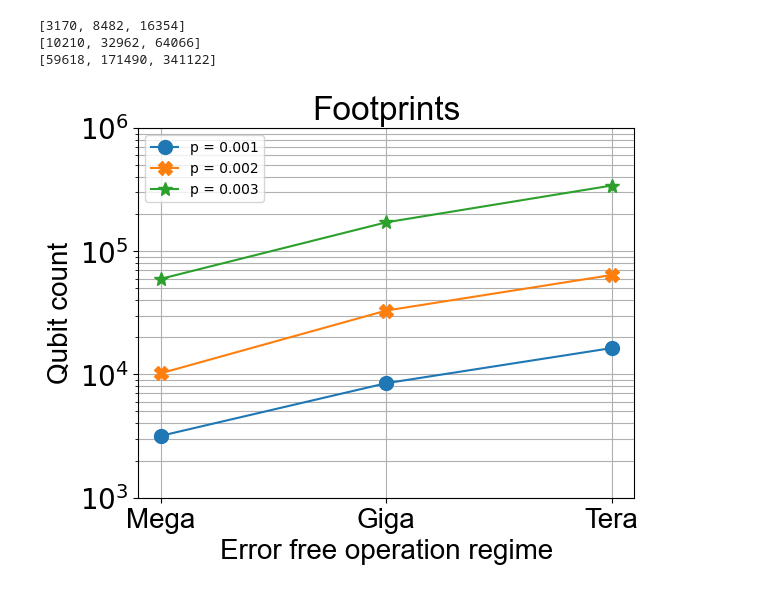
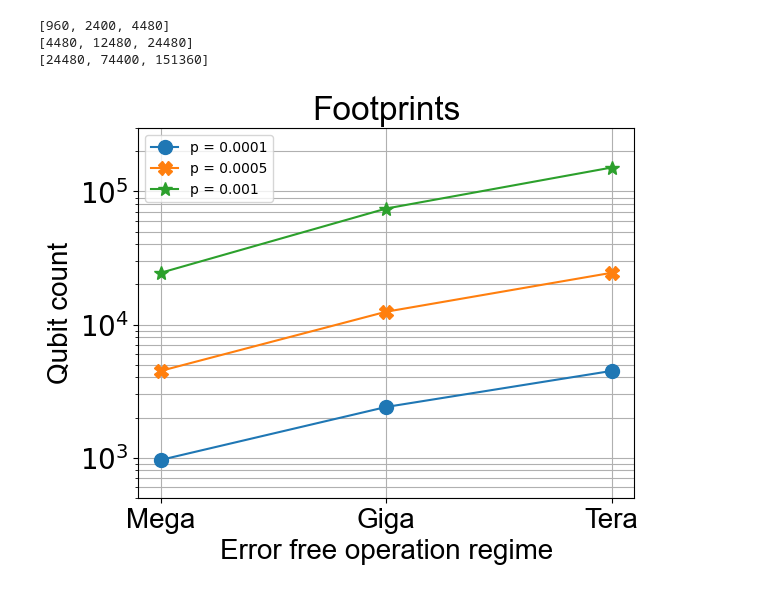
Before and after one commit to pschnabl/spin-qubit-MEC-surface-code, a Jupyter notebook: simulation/XZZX_code/teraquop_footprint.ipynb, the cells around one changed output. Saved outputs shown, nothing was run; the diff lists cells and outputs as text; code cells hidden in the pictures.

```diff
--- a/simulation/XZZX_code/teraquop_footprint.ipynb
+++ b/simulation/XZZX_code/teraquop_footprint.ipynb
@@ -8,7 +8,7 @@ import pandas as pd
 # %%
 # get data for Teraquop simulation
 
-file = "XZZXArchitecture3Swaps_p10_Teraquop/results.csv"
+file = "FootprintSwap08_p_32/results.csv"
 collected_stats = sinter.read_stats_from_csv_files(file)
 # %%
 # the collected data is a list of sinter.TaskStats containing the number of shots and number errors for each set of parameters (error_probability, eta, distance, rounds, ... )
@@ -18,8 +18,8 @@ print(collected_stats[0:1])
 # %%
 # Define the parameters we want to plot the teraquop footprint for:
-P_PHYSICAL = [0.001, 0.002, 0.003]
+P_PHYSICAL = [0.0001, 0.0005, 0.001]
 ETA = [100]
-MEMORY = "H" # "V" or "H"
+MEMORY = "V" # "V" or "H"
 
 # get relevant data
 collected_stats = [stat for stat in collected_stats if stat.json_metadata['memory'] == MEMORY
@@ -101,46 +103,48 @@ plt.rcParams.update({'font.size': 20})
 # %%
 # Determine projected distances from previous plot
 # Formula for the footprint is discussed in the paper
-
-dist = [13, 21, 29]
-qubs = [2*d**2+2*(d**2-1) + 4*4*(d-1)**2 + 4*2*2*(d-1) for d in dist]
+Nx = 2
+Ny = 3
+dist = [7, 11, 15]
+qubs = [2*(2*(Nx-1) + 4*(Ny - 1))*(d**2 - 1) for d in dist]
 print(qubs)
 
 fig1, ax1 = plt.subplots(1, 1)
 x = [0, 1, 2]
 plt.xticks(x, ['Mega','Giga','Tera'],fontname='Arial')
-plt.plot(x,qubs,'o-',label = "p = 0.001", markersize=10)
+plt.plot(x,qubs,'o-',label = "p = 0.0001", markersize=10)
 
-dist = [23, 41, 57]
-qubs = [2*d**2+2*(d**2-1) + 4*4*(d-1)**2 + 4*2*2*(d-1) for d in dist]
+dist = [15, 25, 35]
+qubs = [2*(2*(Nx-1) + 4*(Ny - 1))*(d**2 - 1) for d in dist]
 print(qubs)
 
 x = [0, 1, 2]
 plt.xticks(x, ['Mega','Giga','Tera'],fontname='Arial')
-plt.plot(x,qubs,'X-',label = "p = 0.002", markersize=10)
+plt.plot(x,qubs,'X-',label = "p = 0.0005", markersize=10)
 
-dist = [55, 93, 131]
-qubs = [2*d**2+2*(d**2-1) + 4*4*(d-1)**2 + 4*2*2*(d-1) for d in dist]
+dist = [35, 61, 87]
+qubs = [2*(2*(Nx-1) + 4*(Ny - 1))*(d**2 - 1) for d in dist]
 print(qubs)
 
 x = [0, 1, 2]
 plt.xticks(x, ['Mega','Giga','Tera'],fontname='Arial')
-plt.plot(x,qubs,'*-',label = "p = 0.003", markersize=10)
+plt.plot(x,qubs,'*-',label = "p = 0.001", markersize=10)
 
 
 #plt.yscale("log")
 plt.semilogy()
-ax1.set_ylim(1e3, 1e6)
+ax1.set_ylim(5e2, 3e5)
 ax1.grid(which='major')
 ax1.grid(which='minor')
 ax1.legend(prop={'size': 10})
 ax1.set_title("Footprints",fontname='Arial')
 ax1.set_xlabel("Error free operation regime",fontname='Arial')
 ax1.set_ylabel("Qubit count",fontname='Arial' )
 plt.rcParams.update({'font.size': 20})
+
 plt.show()
 # %% [output]
-[3170, 8482, 16354]
-[10210, 32962, 64066]
-[59618, 171490, 341122]
+[960, 2400, 4480]
+[4480, 12480, 24480]
+[24480, 74400, 151360]
-[figure, old version]
+[figure, new version]
```
Also changed, not shown: parts of 2 cells of this notebook, 17 other files.
